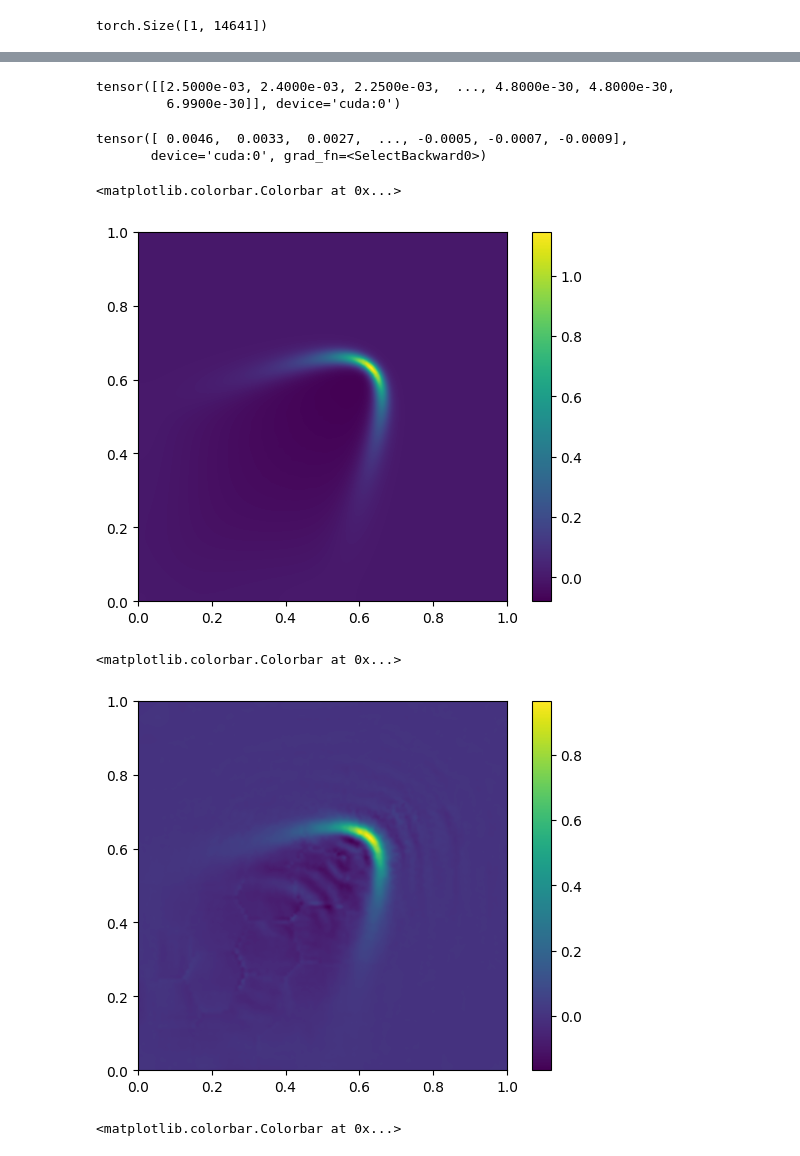
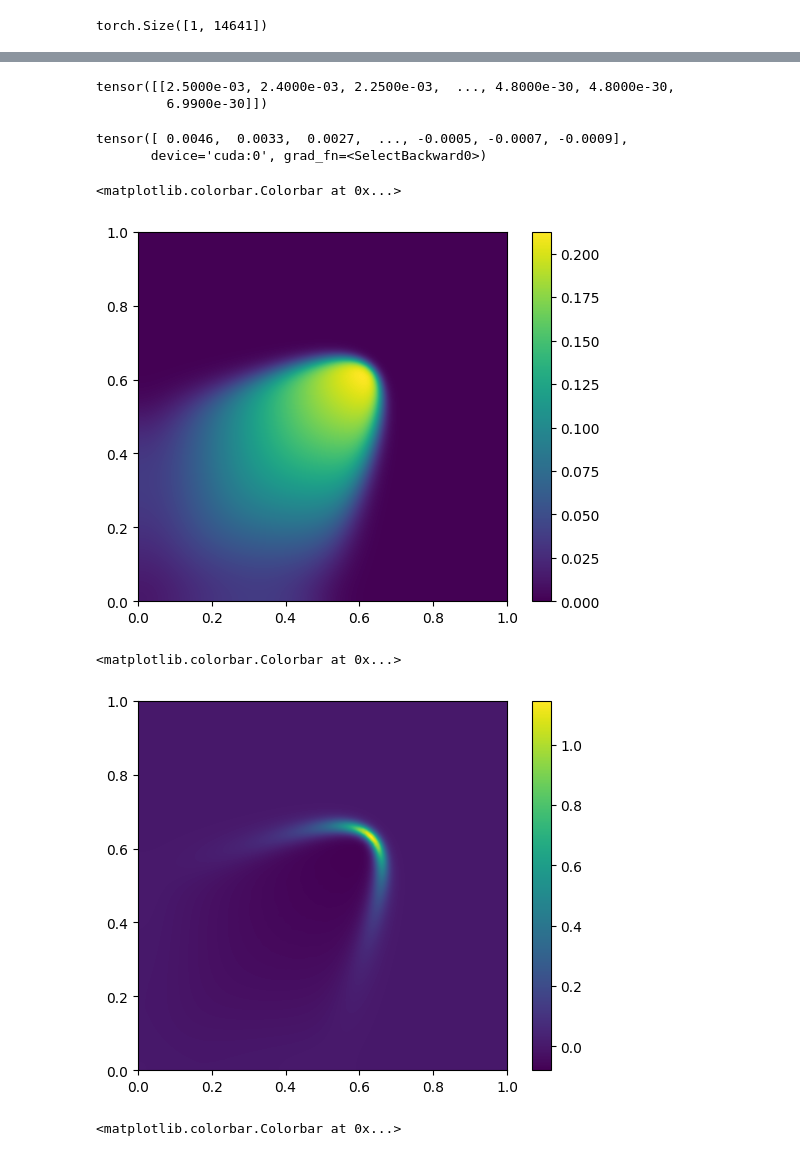
Before and after one commit to peiyichen1995/ROM, a Jupyter notebook: train_n_m.ipynb, the cells around one changed output, grey strips where cells are left out. Cells and saved outputs as stored; diff of their text form; code cells hidden in the pictures.

```diff
--- a/train_n_m.ipynb
+++ b/train_n_m.ipynb
@@ -128,8 +130,8 @@ n = 20
 mu = int(np.ceil(N/100))
 neighbour_distance, neighbour_id = lib.utils.topk_neighbours(coords, mu)
 # %%
-batch_size = 3
-# datas = datas.to(device)
+batch_size = 20
+datas = datas.to(device)
 train_data = DataLoader(datas, batch_size=batch_size, shuffle=True)
 # %%
 ed = lib.nrbs_n_m.EncoderDecoder(N=N, n=n, mu=mu, m=m, neighbour_id=neighbour_id, neighbour_distance=neighbour_distance, clustering_labels=torch.tensor(clustering.labels_).type(torch.LongTensor), device=device)
@@ -147,3 +153,25 @@ approximates = ed(datas[999:1001].to(device))
 approximates.shape
 # %% [output]
 torch.Size([1, 14641])
+# %%
+import matplotlib.pyplot as plt
+import numpy as np
+from scipy.interpolate import griddata
+
+# data coordinates and values
+x = coords_x.tolist()
+y = coords_y.tolist()
+z = approximates[0].detach().cpu().tolist()
+
+# target grid to interpolate to
+xi = yi = np.linspace(0,1.0,1200)
+xi,yi = np.meshgrid(xi,yi)
+
+# set mask
+# mask = (xi > 0.5) & (xi < 0.6) & (yi > 0.5) & (yi < 0.6)
+
+# interpolate
+zi = griddata((x,y),z,(xi,yi),method='cubic')
+
+plt.imshow(zi,origin='lower', extent=[0,1,0,1])
+plt.colorbar()
@@ -150,8 +181,8 @@ torch.Size([1, 14641])
 # %%
-datas[999:1001]
+datas[999:1001, N:]
 # %% [output]
 tensor([[2.5000e-03, 2.4000e-03, 2.2500e-03,  ..., 4.8000e-30, 4.8000e-30,
-         6.9900e-30]], device='cuda:0')
+         6.9900e-30]])
 # %%
 approximates[0]
 # %% [output]
@@ -160,28 +191,28 @@ tensor([ 0.0046,  0.0033,  0.0027,  ..., -0.0005, -0.0007, -0.0009],
 # %%
 import matplotlib.pyplot as plt
 import numpy as np
 from scipy.interpolate import griddata
 
 # data coordinates and values
 x = coords_x.tolist()
 y = coords_y.tolist()
-z = datas[999].tolist()
+z = datas[999, :N].tolist()
 
 # target grid to interpolate to
 xi = yi = np.linspace(0,1.0,1200)
 xi,yi = np.meshgrid(xi,yi)
 
 # set mask
 # mask = (xi > 0.5) & (xi < 0.6) & (yi > 0.5) & (yi < 0.6)
 
 # interpolate
 zi = griddata((x,y),z,(xi,yi),method='cubic')
 
 plt.imshow(zi,origin='lower', extent=[0,1,0,1])
 plt.colorbar()
 # %% [output]
 <matplotlib.colorbar.Colorbar at 0x...>
-[figure, old version]
+[figure, new version]
 # %%
 import matplotlib.pyplot as plt
 import numpy as np
@@ -190,7 +221,7 @@ from scipy.interpolate import griddata
 # data coordinates and values
 x = coords_x.tolist()
 y = coords_y.tolist()
-z = approximates[0].detach().cpu().tolist()
+z = datas[999, N:].tolist()
 
 # target grid to interpolate to
 xi = yi = np.linspace(0,1.0,1200)
@@ -206,7 +237,7 @@ plt.imshow(zi,origin='lower', extent=[0,1,0,1])
 plt.colorbar()
 # %% [output]
 <matplotlib.colorbar.Colorbar at 0x...>
-[figure, old version]
+[figure, new version]
 # %%
 err = abs(datas[999] - approximates[0])
 
```
Also changed, not shown: parts of 5 cells of this notebook, 1 other file.
